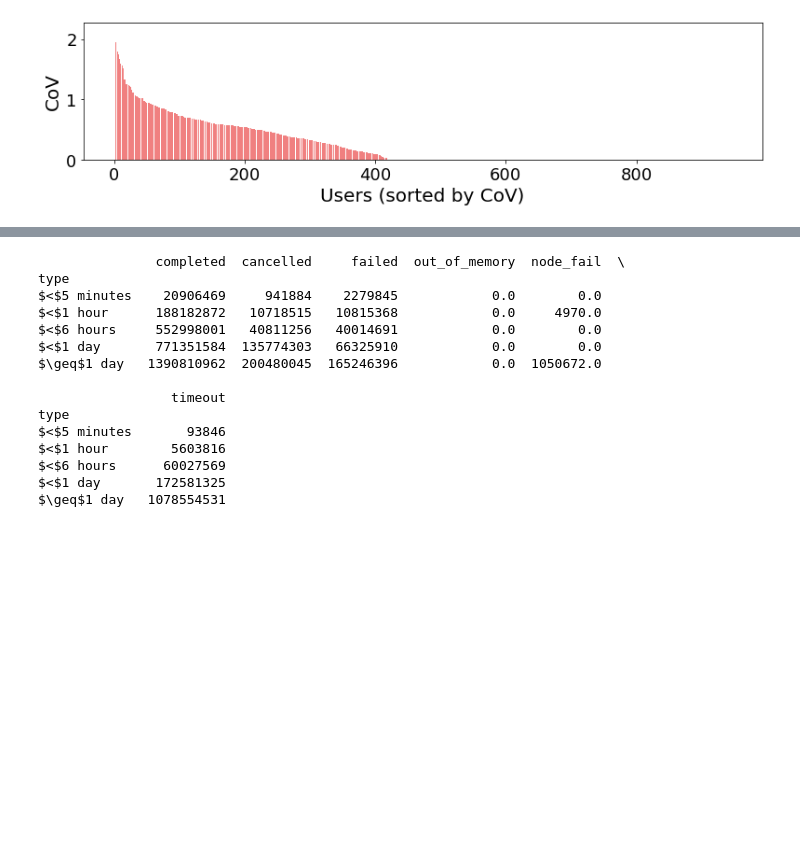
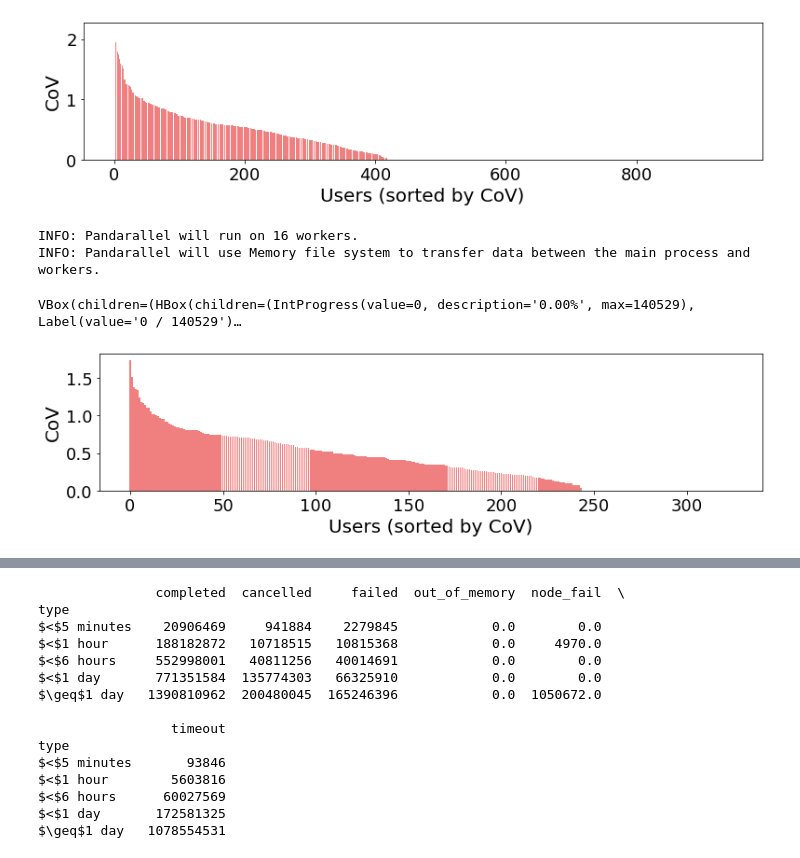
Before and after one commit to sara-nl/SURFace, a Jupyter notebook: job_arrival_characterization.ipynb, the cells around one changed output, grey strips where cells are left out. Saved outputs shown, nothing was run; the diff lists cells and outputs as text; code cells hidden in the pictures; blank space fills up the shorter version.

```diff
--- a/job_arrival_characterization.ipynb
+++ b/job_arrival_characterization.ipynb
@@ -148,3 +254,26 @@ date_time = datetime.now().strftime("%Y-%m-%d-%H-%M-%S")
 fig.savefig(f"cov_cpus_requested_per_user_{date_time}.pdf")
 # %% [output]
 [figure]
+# %%
+data = filtered_jobs[filtered_jobs['is_gpu'] == True][["UID", "NCPUS"]].groupby(["UID"]).std() / filtered_jobs[filtered_jobs['is_gpu'] == True][["UID", "NCPUS"]].groupby(["UID"]).mean()
+data.sort_values("NCPUS", ascending=False, inplace=True)
+
+x_vals = np.arange(len(data))
+y_vals = data["NCPUS"]
+fig, ax = plt.subplots(figsize=(11,3))
+ax.bar(x_vals, y_vals, color="lightcoral")
+
+ax.set_xlabel("Users (sorted by CoV)", fontsize=20)
+ax.set_ylabel("CoV", fontsize=20)
+ax.tick_params(axis='both', which='major', labelsize=18)
+ax.tick_params(axis='both', which='minor', labelsize=16)
+
+fig.tight_layout()
+
+date_time = datetime.now().strftime("%Y-%m-%d-%H-%M-%S")
+fig.savefig(f"cov_cpus_requested_per_user_ml_jobs{date_time}.pdf")
+# %% [output]
+INFO: Pandarallel will run on 16 workers.
+INFO: Pandarallel will use Memory file system to transfer data between the main process and workers.
+VBox(children=(HBox(children=(IntProgress(value=0, description='0.00%', max=140529), Label(value='0 / 140529')…
+[figure, added]
```
Also changed, not shown: parts of 14 cells of this notebook, 8 other files.
